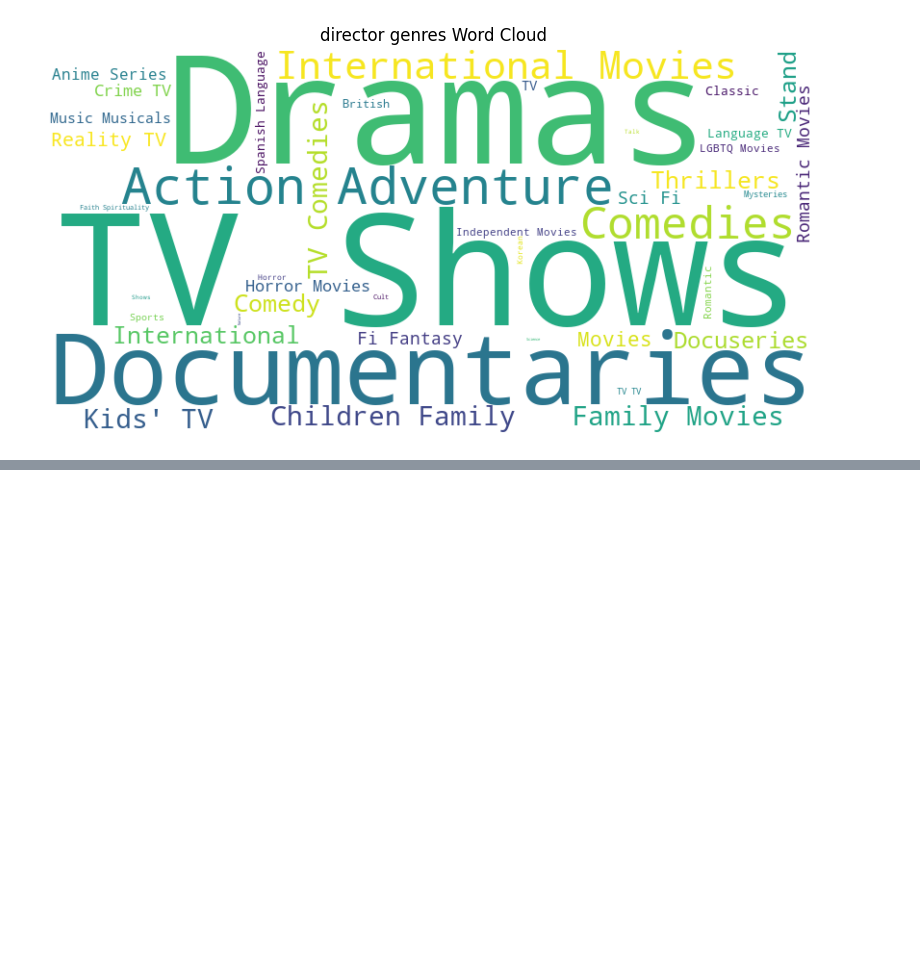
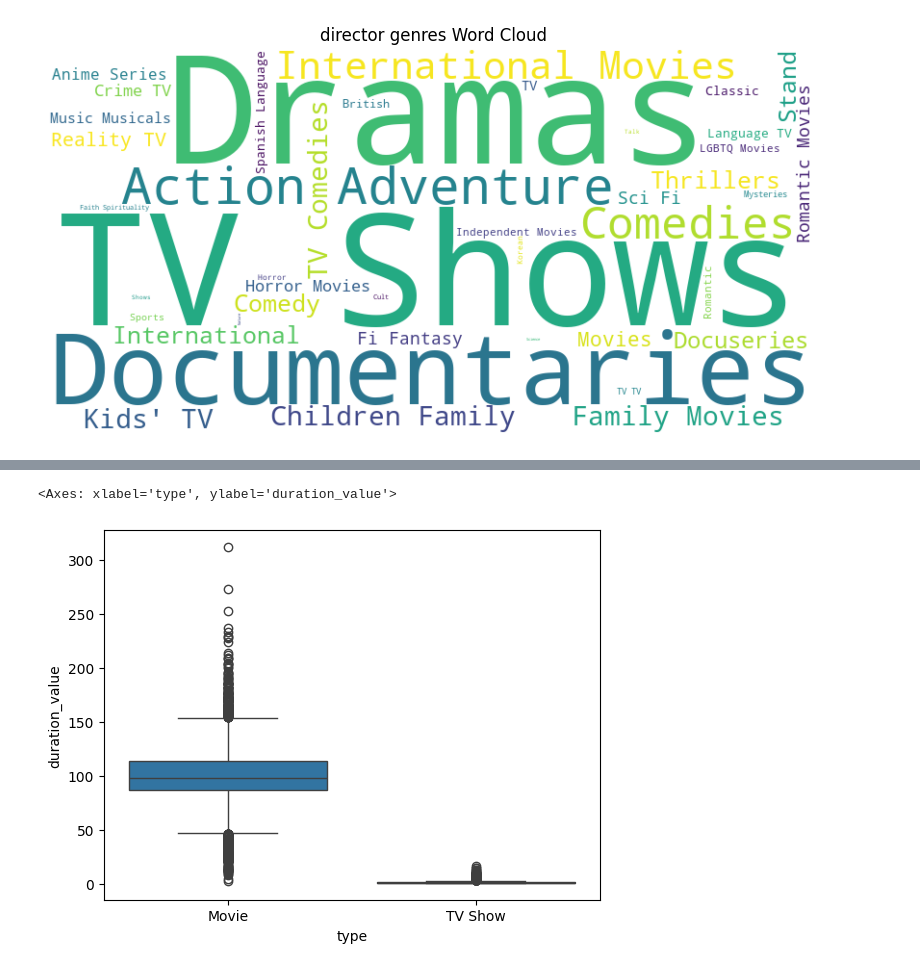
Before and after one commit to bvkiran8058/Data-Science-with-GenAI, a Jupyter notebook: EDA/Stage-2 Intermediate Level.ipynb, the cells around one changed output, grey strips where cells are left out. Saved outputs shown, nothing was run; the diff lists cells and outputs as text; code cells hidden in the pictures; blank space fills up the shorter version.

Commit message:
Added more visualisation

```diff
--- a/EDA/Stage-2 Intermediate Level.ipynb
+++ b/EDA/Stage-2 Intermediate Level.ipynb
@@ -460,3 +460,8 @@ netflix_dataset.head()
 | s3 | TV Show | Ganglands | Julien Leclercq | Sami Bouajila, Tracy Gotoas, Samu... | United States | September 24, 2021 | 2021 | TV-MA | 1 Season | Crime TV Shows, International TV ... | ... |
 | s4 | TV Show | Jailbirds New Orleans | Unknown | Unknown | United States | September 24, 2021 | 2021 | TV-MA | 1 Season | Docuseries, Reality TV | ... |
 | s5 | TV Show | Kota Factory | Unknown | Mayur More, Jitendra Kumar, Ranja... | India | September 24, 2021 | 2021 | TV-MA | 2 Seasons | International TV Shows, Romantic ... | ... |
+# %%
+sns.boxplot(x='type', y='duration_value', data=netflix_dataset)
+# %% [output]
+<Axes: xlabel='type', ylabel='duration_value'>
+[figure, added]
```
